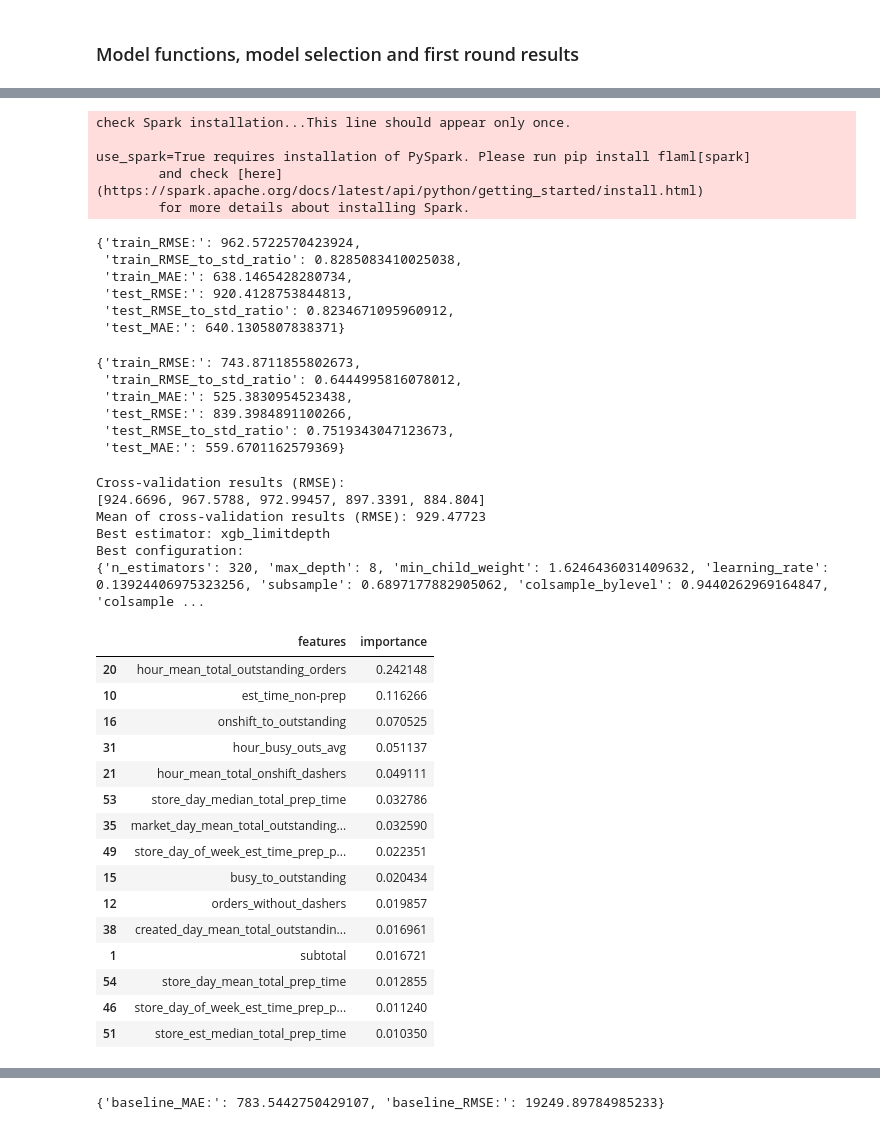
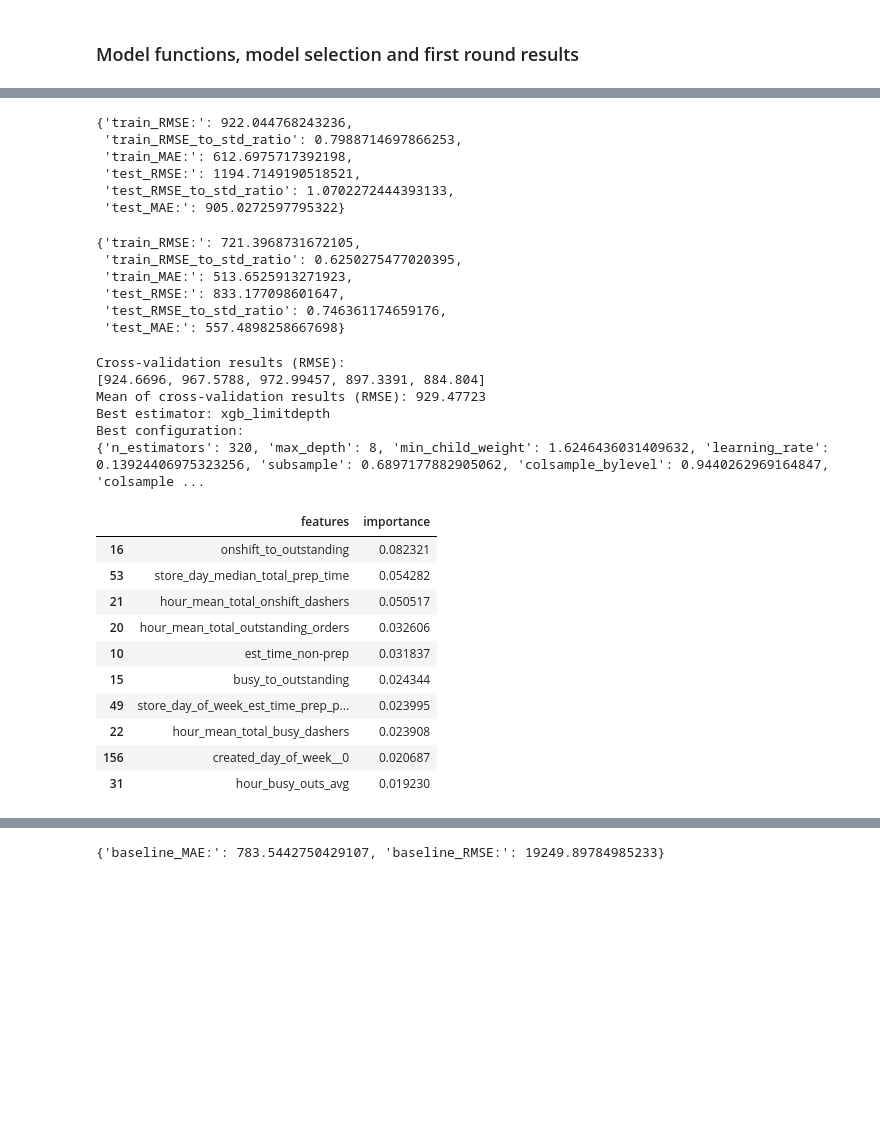
Before and after one commit to Tanag3r/stratascratch_projects, a Jupyter notebook: doordash_delivery_est/doordash_est.ipynb, the cells around one changed output, grey strips where cells are left out. Cells and saved outputs as stored; diff of their text form; code cells hidden in the pictures; blank space fills up the shorter version.

```diff
--- a/doordash_delivery_est/doordash_est.ipynb
+++ b/doordash_delivery_est/doordash_est.ipynb
@@ -43,7 +43,7 @@ np.random.seed(42)
 # %%
 ## NOTE that all feature engineering functions can be found in doordash_feature_eng.py
 train_df = pd.read_csv('train_df.csv')
-#train_df = train_df.drop(columns=['Unnamed: 0','latest_update'])
+train_df = train_df.drop(columns=['Unnamed: 0','latest_update'])
 # %%
 def createBaseline(historical_data:pd.DataFrame) -> pd.DataFrame:   #this function would be done in practice by SQL or Spark
     assert 'actual_total_delivery_duration' in historical_data.columns; 'Column actual_total_delivery_duration is not in the given DataFrame. Ensure that addFeatures_durations() was run on the provided DataFrame.'
@@ -221,8 +221,9 @@ def ApplyMethod_autoML(x_train,x_test,y_train,y_test,time_budget=int,metric=str,
         trained_model = auto_ml
         ## store the model
         model_pickle = open(f'{file_path}/automl_{model_name}.pkl','wb')
-        pickle.dump(auto_ml,model_pickle,pickle.HIGHEST_PROTOCOL)
+        pickle.dump(auto_ml.model,model_pickle,pickle.HIGHEST_PROTOCOL)
         model_pickle.close()
+        ## feature importances
         feature_importances_df = pd.DataFrame({'features':auto_ml.feature_names_in_,'importance':auto_ml.feature_importances_})
         ## cross-validation
         if run_cv == True:
@@ -313,47 +314,46 @@ pca_regressions = ApplyMethod_autoML(
     x_test=x_test_pca,
     y_train=y_train,
     y_test=y_holdout,
-    time_budget=180,
+    time_budget=400,
     metric='mse',
     estimator_list=['xgb_gamma','xgboost','xgb_limitdepth'],
     task='regression',
     run_cv=False,
-    cv_folds=5
+    cv_folds=5,
+    file_path='singleModel_noSplit_pickles',
+    model_name='xgbregression_pca'
     )
 pca_regressions[2]
 # %% [output]
-check Spark installation...This line should appear only once.
-
-use_spark=True requires installation of PySpark. Please run pip install flaml[spark]
-        and check [here](https://spark.apache.org/docs/latest/api/python/getting_started/install.html)
-        for more details about installing Spark.
+{'train_RMSE:': 922.044768243236,
+ 'train_RMSE_to_std_ratio': 0.7988714697866253,
+ 'train_MAE:': 612.6975717392198,
+ 'test_RMSE:': 1194.7149190518521,
+ 'test_RMSE_to_std_ratio': 1.0702272444393133,
+ 'test_MAE:': 905.0272597795322}
-{'train_RMSE:': 962.5722570423924,
- 'train_RMSE_to_std_ratio': 0.8285083410025038,
- 'train_MAE:': 638.1465428280734,
- 'test_RMSE:': 920.4128753844813,
- 'test_RMSE_to_std_ratio': 0.8234671095960912,
- 'test_MAE:': 640.1305807838371}
 # %%
 auto_xgb_no_reduction = ApplyMethod_autoML(
     x_train=x_train,
     x_test=x_holdout,
     y_train=y_train,
     y_test=y_holdout,
-    time_budget=180,
+    time_budget=400,
     metric='mse',
     estimator_list=['xgb_gamma','xgboost','xgb_limitdepth'],
     task='regression',
     run_cv=False,
-    cv_folds=5
+    cv_folds=5,
+    file_path='singleModel_noSplit_pickles',
+    model_name='xgbreg_all_features'
 )
 auto_xgb_no_reduction[2]
 # %% [output]
-{'train_RMSE:': 743.8711855802673,
- 'train_RMSE_to_std_ratio': 0.6444995816078012,
- 'train_MAE:': 525.3830954523438,
- 'test_RMSE:': 839.3984891100266,
- 'test_RMSE_to_std_ratio': 0.7519343047123673,
- 'test_MAE:': 559.6701162579369}
+{'train_RMSE:': 721.3968731672105,
+ 'train_RMSE_to_std_ratio': 0.6250275477020395,
+ 'train_MAE:': 513.6525913271923,
+ 'test_RMSE:': 833.177098601647,
+ 'test_RMSE_to_std_ratio': 0.746361174659176,
+ 'test_MAE:': 557.4898258667698}
 # %%
 print("Cross-validation results (RMSE): ")
 print(auto_xgb_no_reduction[3])
@@ -369,21 +369,16 @@ Best estimator: xgb_limitdepth
 Best configuration:
 {'n_estimators': 320, 'max_depth': 8, 'min_child_weight': 1.6246436031409632, 'learning_rate': 0.13924406975323256, 'subsample': 0.6897177882905062, 'colsample_bylevel': 0.9440262969164847, 'colsample ...
 # %%
-auto_xgb_no_reduction[1].sort_values(by='importance',ascending=False).head(15)
+auto_xgb_no_reduction[1].sort_values(by='importance',ascending=False).head(10)
 # %% [output]
 |  | features | importance |
-| 20 | hour_mean_total_outstanding_orders | 0.242148 |
-| 10 | est_time_non-prep | 0.116266 |
-| 16 | onshift_to_outstanding | 0.070525 |
-| 31 | hour_busy_outs_avg | 0.051137 |
-| 21 | hour_mean_total_onshift_dashers | 0.049111 |
-| 53 | store_day_median_total_prep_time | 0.032786 |
-| 35 | market_day_mean_total_outstanding... | 0.032590 |
-| 49 | store_day_of_week_est_time_prep_p... | 0.022351 |
-| 15 | busy_to_outstanding | 0.020434 |
-| 12 | orders_without_dashers | 0.019857 |
-| 38 | created_day_mean_total_outstandin... | 0.016961 |
-| 1 | subtotal | 0.016721 |
-| 54 | store_day_mean_total_prep_time | 0.012855 |
-| 46 | store_day_of_week_est_time_prep_p... | 0.011240 |
-| 51 | store_est_median_total_prep_time | 0.010350 |
+| 16 | onshift_to_outstanding | 0.082321 |
+| 53 | store_day_median_total_prep_time | 0.054282 |
+| 21 | hour_mean_total_onshift_dashers | 0.050517 |
+| 20 | hour_mean_total_outstanding_orders | 0.032606 |
+| 10 | est_time_non-prep | 0.031837 |
+| 15 | busy_to_outstanding | 0.024344 |
+| 49 | store_day_of_week_est_time_prep_p... | 0.023995 |
+| 22 | hour_mean_total_busy_dashers | 0.023908 |
+| 156 | created_day_of_week__0 | 0.020687 |
+| 31 | hour_busy_outs_avg | 0.019230 |
```
Also changed, not shown: parts of 7 cells of this notebook, 4 other files.
